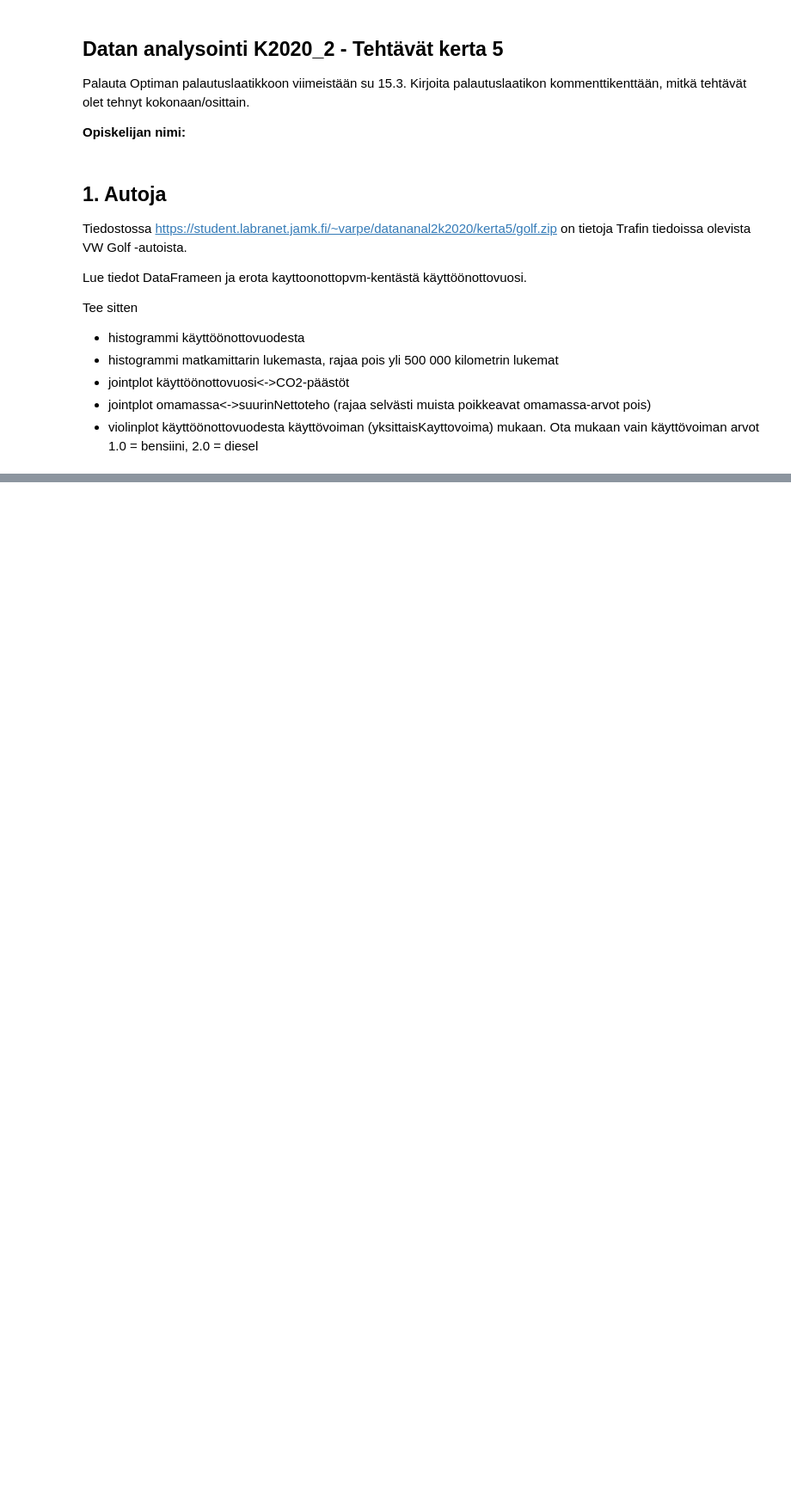
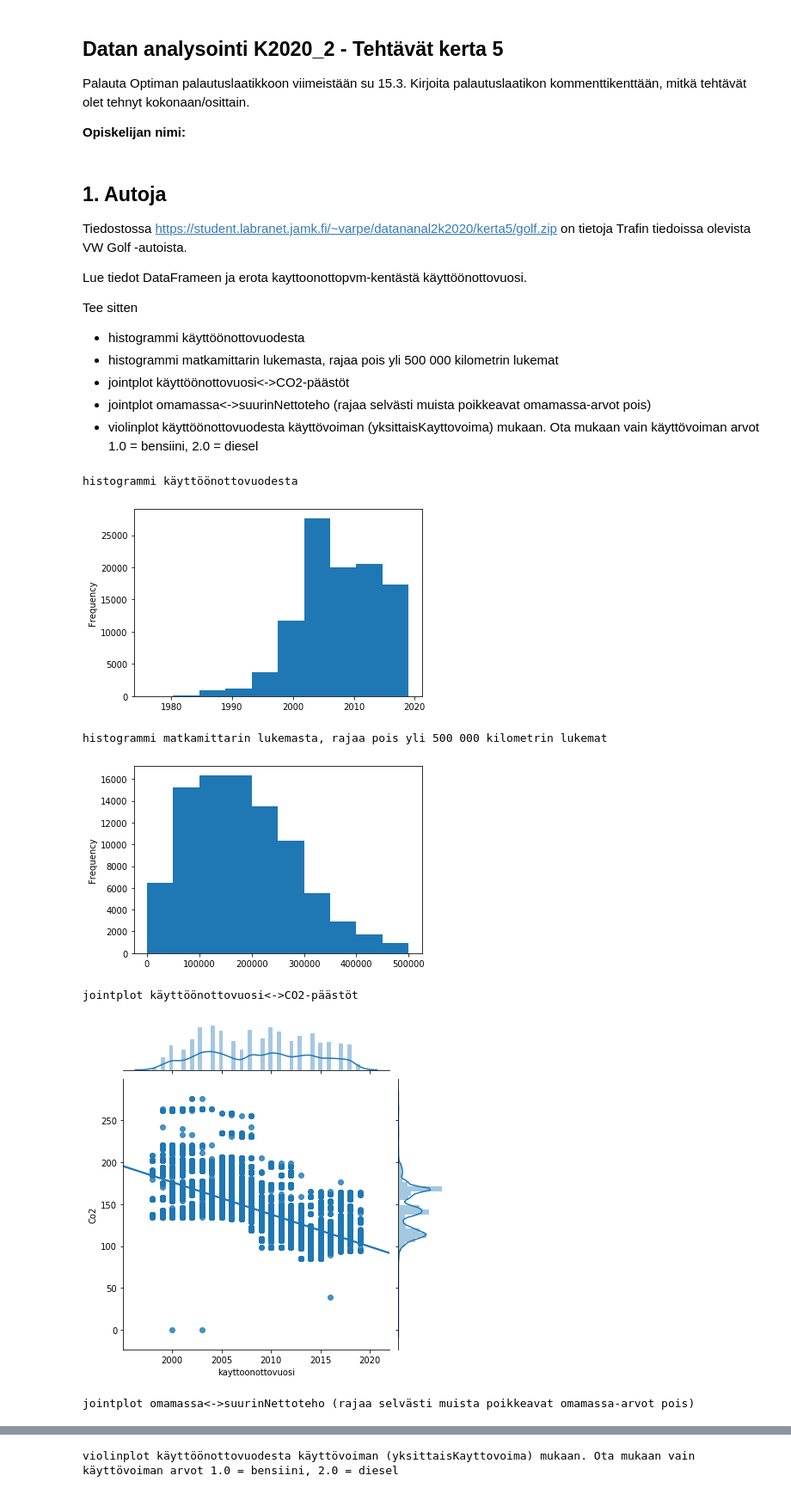
Before and after one commit to TapaniAlastalo/data_analytics, a Jupyter notebook: tehtävät/tapani_alastalo_teh5.ipynb, the cells around one changed output, grey strips where cells are left out. Shown at 86% size. Drawn from its saved outputs; the diff is of its cells as text; code cells hidden in the pictures; blank space fills up the shorter version.

```diff
--- a/tehtävät/tapani_alastalo_teh5.ipynb
+++ b/tehtävät/tapani_alastalo_teh5.ipynb
@@ -17,3 +17,47 @@ Tee sitten
 * jointplot käyttöönottovuosi<->CO2-päästöt
 * jointplot omamassa<->suurinNettoteho (rajaa selvästi muista poikkeavat omamassa-arvot pois)
 * violinplot käyttöönottovuodesta käyttövoiman (yksittaisKayttovoima) mukaan. Ota mukaan vain käyttövoiman arvot 1.0 = bensiini, 2.0 = diesel
+# %%
+import numpy as np
+import pandas as pd
+import matplotlib.pyplot as plt
+import seaborn as sns
+
+df = pd.read_csv('https://student.labranet.jamk.fi/~varpe/datananal2k2020/kerta5/golf.zip', sep = ',', decimal='.')
+df['kayttoonottovuosi'] = df['kayttoonottopvm'].astype(str).str[0:4].astype(int)
+
+print('histogrammi käyttöönottovuodesta')
+df['kayttoonottovuosi'].plot.hist()
+plt.show()
+
+print('histogrammi matkamittarin lukemasta, rajaa pois yli 500 000 kilometrin lukemat')
+df2 = df[df['matkamittarilukema'] <= 500000]
+df2['matkamittarilukema'].plot.hist()
+plt.show()
+
+print('jointplot käyttöönottovuosi<->CO2-päästöt')
+#sns.regplot('kayttoonottovuosi', 'Co2', data=df)
+#plt.show()
+sns.jointplot('kayttoonottovuosi', 'Co2', data=df, kind='reg')
+plt.show()
+
+print('jointplot omamassa<->suurinNettoteho (rajaa selvästi muista poikkeavat omamassa-arvot pois)')
+#df4 = df.drop(df[df['omamassa'] < 500].index, inplace=True)
+#df.shape
+df4 = df[df['omamassa'] > 500]
+sns.jointplot('omamassa', 'suurinNettoteho', data=df4, kind='reg')
+
+plt.show()
+
+print('violinplot käyttöönottovuodesta käyttövoiman (yksittaisKayttovoima) mukaan. Ota mukaan vain käyttövoiman arvot 1.0 = bensiini, 2.0 = diesel')
+df3 = df[df['yksittaisKayttovoima'] <= 2.0]
+sns.violinplot(x='yksittaisKayttovoima', y='kayttoonottovuosi', hue='yksittaisKayttovoima', split=True,  data=df3)
+plt.show()
+# %% [output]
+histogrammi käyttöönottovuodesta
+[figure, added]
+histogrammi matkamittarin lukemasta, rajaa pois yli 500 000 kilometrin lukemat
+[figure, added]
+jointplot käyttöönottovuosi<->CO2-päästöt
+[figure, added]
+jointplot omamassa<->suurinNettoteho (rajaa selvästi muista poikkeavat omamassa-arvot pois)
@@ -19,0 +65 @@ Tee sitten
+violinplot käyttöönottovuodesta käyttövoiman (yksittaisKayttovoima) mukaan. Ota mukaan vain käyttövoiman arvot 1.0 = bensiini, 2.0 = diesel
```
Also changed, not shown: parts of 3 cells of this notebook.
